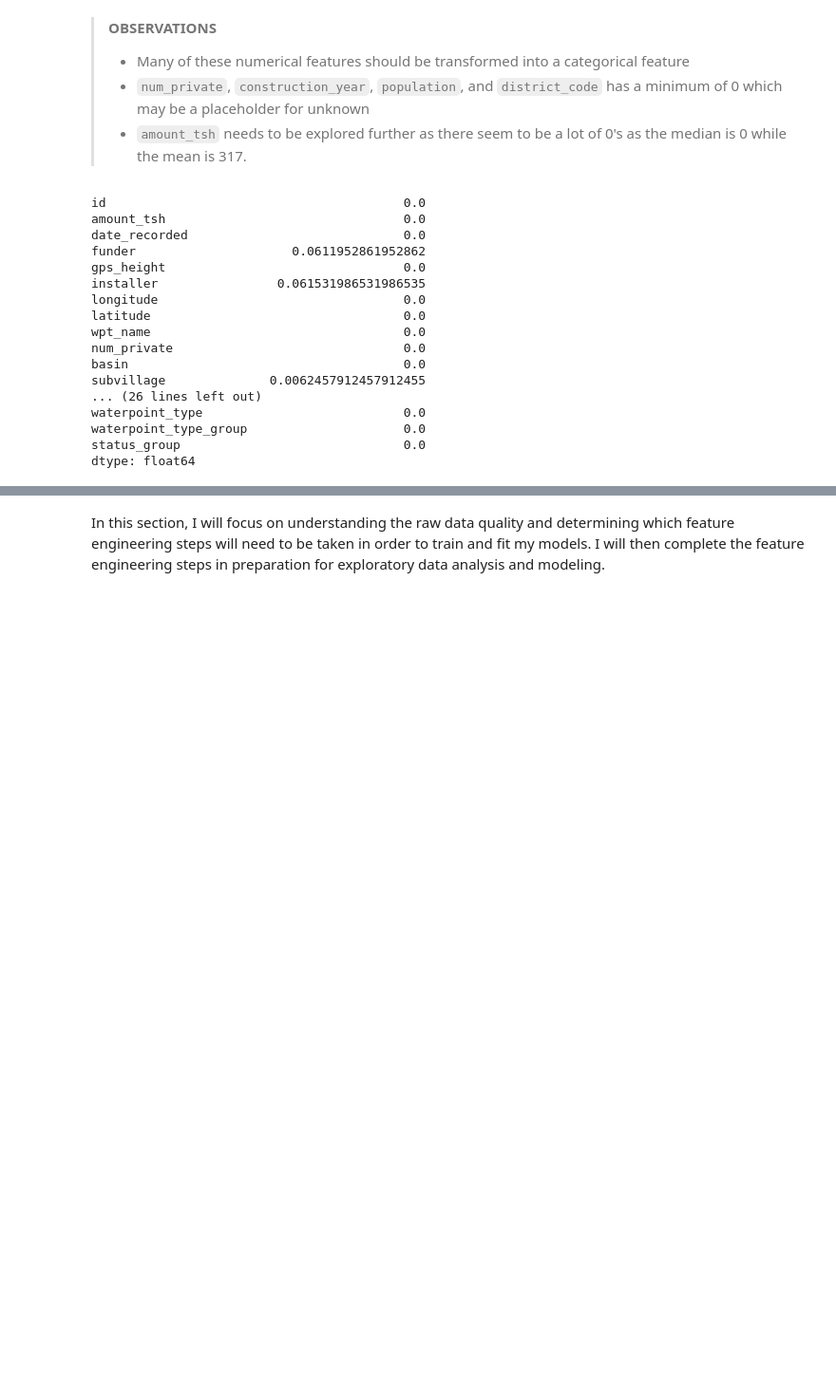
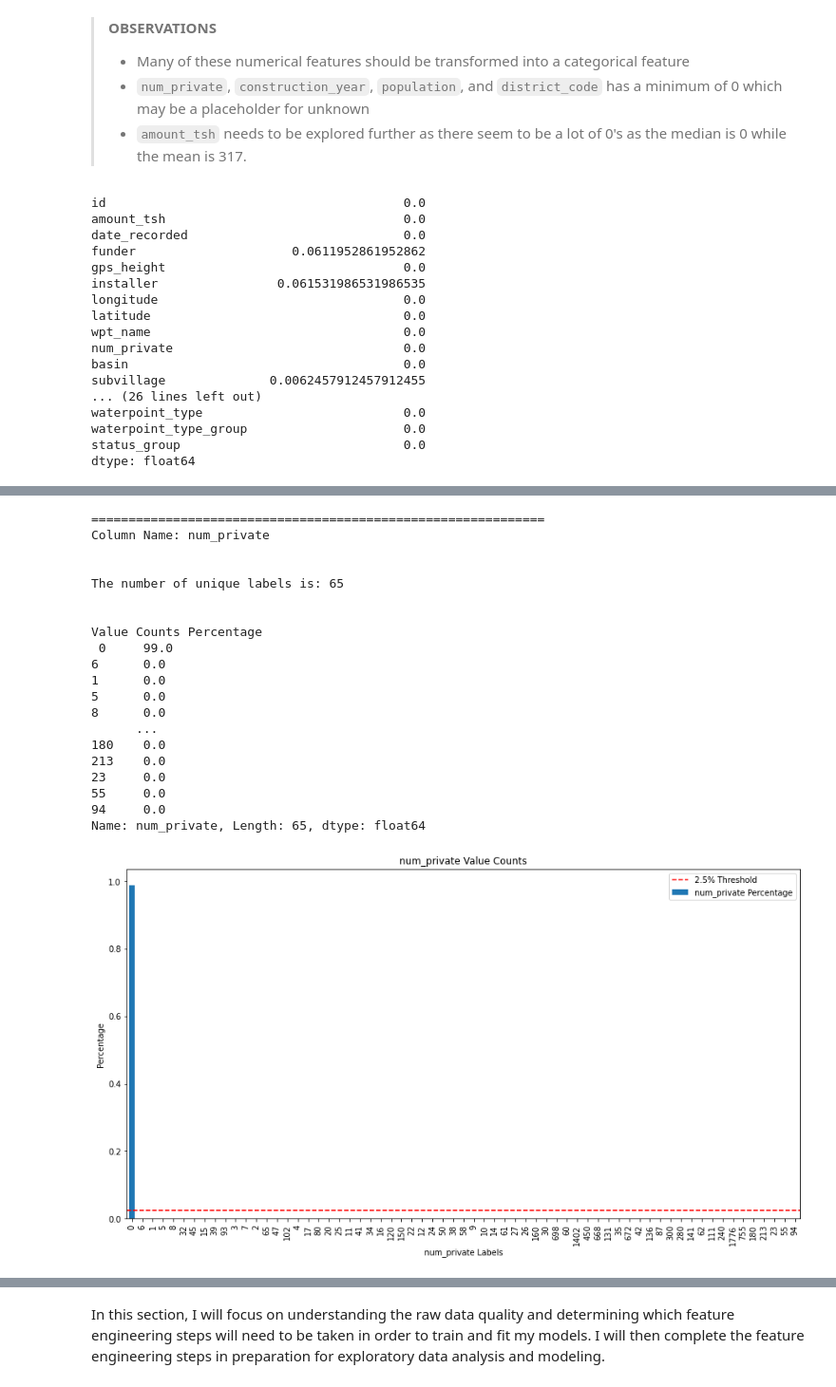
Before and after one commit to bentson1187/phase_3_project, a Jupyter notebook: Bentson, Brian Phase 3 Project.ipynb, the cells around one changed output, grey strips where cells are left out. Shown at 95% size. Cells and saved outputs as stored; diff of their text form; code cells hidden in the pictures; blank space fills up the shorter version.

```diff
--- a/Bentson, Brian Phase 3 Project.ipynb
+++ b/Bentson, Brian Phase 3 Project.ipynb
@@ -254,0 +264,12 @@ dtype: float64
+# %%
+#convert region_code to categorical
+df_clean['region_code'] = df_clean['region_code'].astype('object')
+# %%
+#convert district_code to categorical
+df_clean['district_code'] = df_clean['district_code'].astype('object')
+# %%
+#convert id to categorical
+df_clean['id'] = df_clean['id'].astype('object')
+# %%
+#convert date_recorded to datetime object
+df_clean['date_recorded'] = pd.to_datetime(df_clean['date_recorded'])
@@ -254,0 +298,25 @@ dtype: float64
+# %%
+#evaluate num_private
+cat_eval(df_clean,['num_private'], label_count=65)
+# %% [output]
+=============================================================
+Column Name: num_private
+
+
+The number of unique labels is: 65
+
+
+Value Counts Percentage
+ 0     99.0
+6      0.0
+1      0.0
+5      0.0
+8      0.0
+      ...
+180    0.0
+213    0.0
+23     0.0
+55     0.0
+94     0.0
+Name: num_private, Length: 65, dtype: float64
+[figure, added]
```
Also changed, not shown: parts of 175 cells of this notebook, 1 other file.
